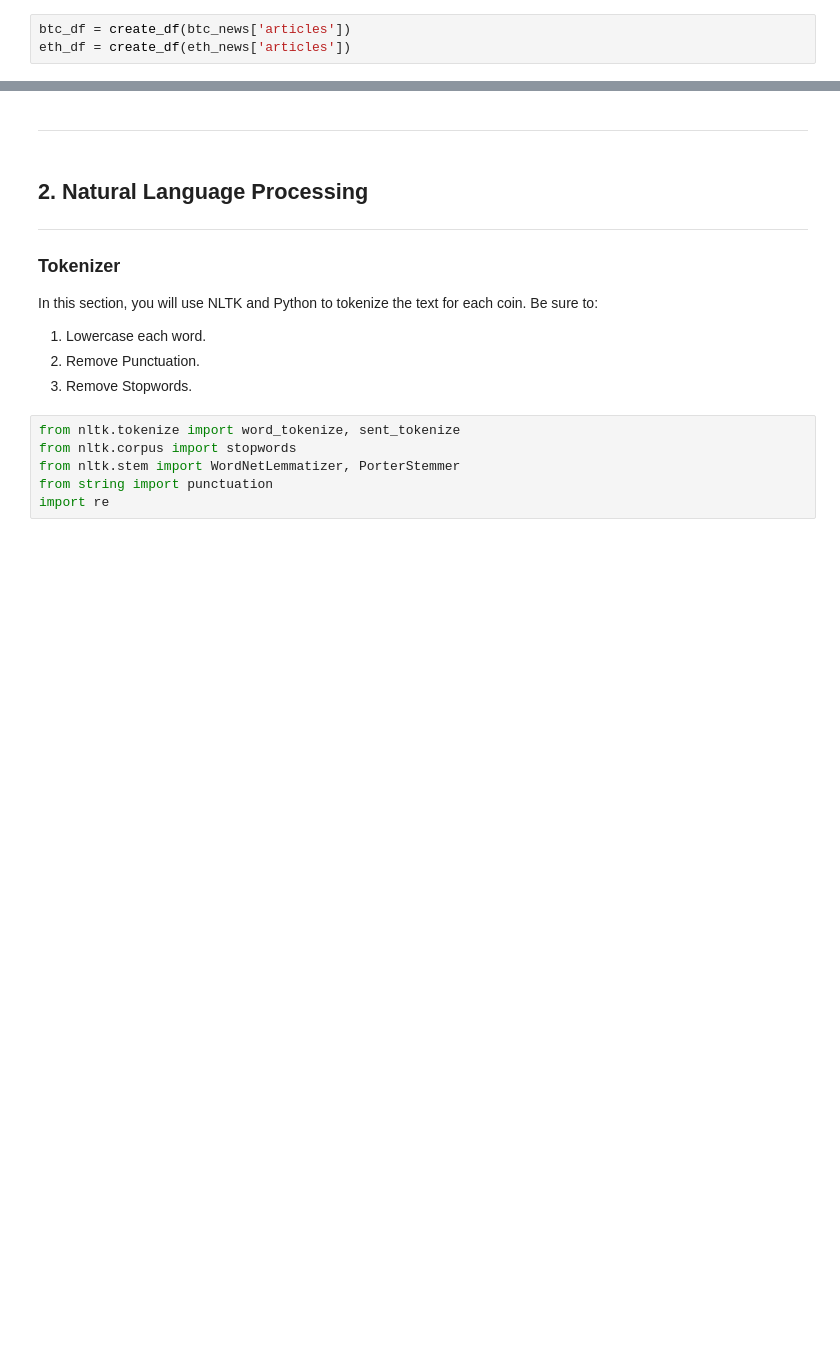
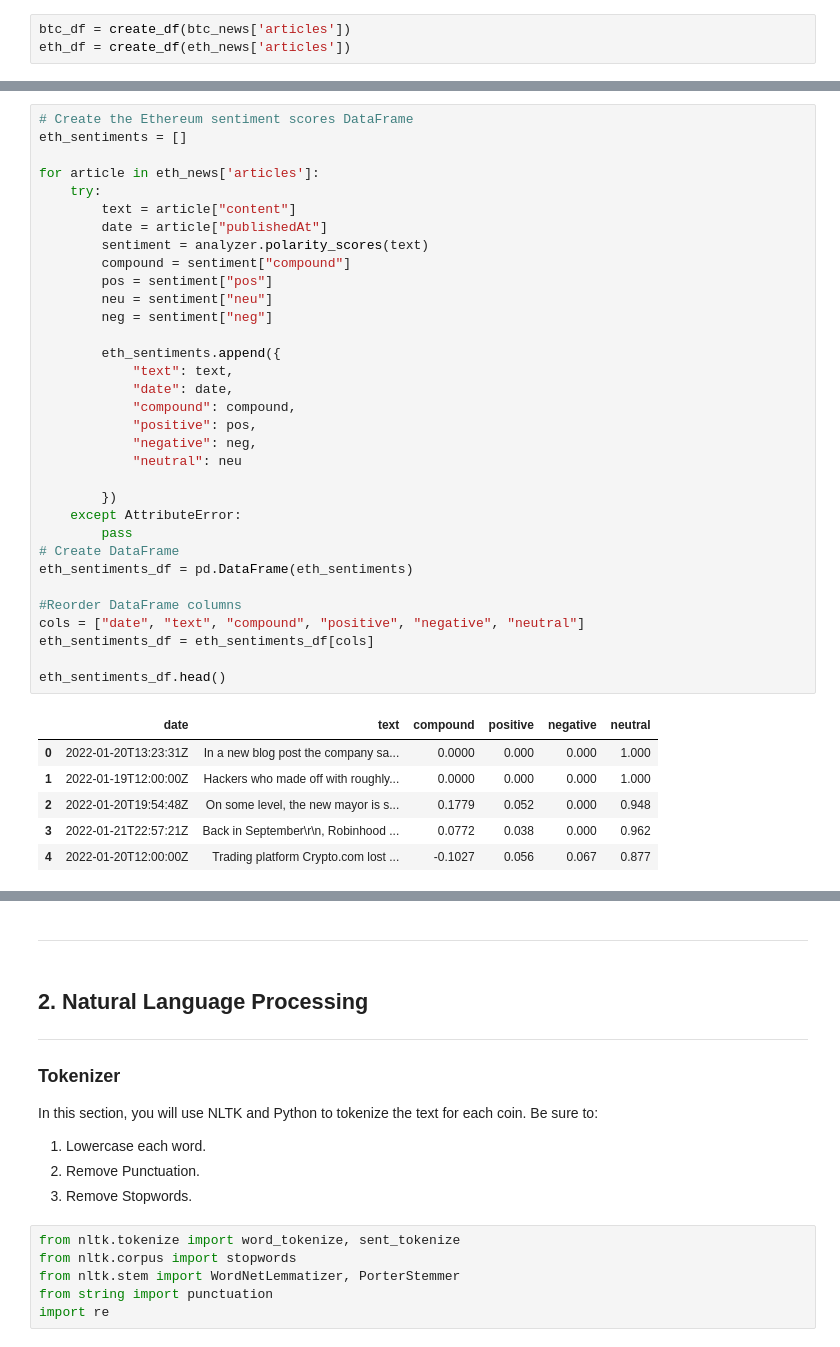
Before and after one commit to tyedem/Tales_from_the_Crypto, a Jupyter notebook: crypto_sentiment.ipynb, the cells around one changed output, grey strips where cells are left out. Drawn from its saved outputs; the diff is of its cells as text; blank space fills up the shorter version.

```diff
--- a/crypto_sentiment.ipynb
+++ b/crypto_sentiment.ipynb
@@ -168,2 +192,42 @@ crypto_df
+# %%
+# Create the Ethereum sentiment scores DataFrame
+eth_sentiments = []
+
+for article in eth_news['articles']:
+    try:
+        text = article["content"]
+        date = article["publishedAt"]
+        sentiment = analyzer.polarity_scores(text)
+        compound = sentiment["compound"]
+        pos = sentiment["pos"]
+        neu = sentiment["neu"]
+        neg = sentiment["neg"]
+
+        eth_sentiments.append({
+            "text": text,
+            "date": date,
+            "compound": compound,
+            "positive": pos,
+            "negative": neg,
+            "neutral": neu
+
+        })
+    except AttributeError:
+        pass
+# Create DataFrame
+eth_sentiments_df = pd.DataFrame(eth_sentiments)
+
+#Reorder DataFrame columns
+cols = ["date", "text", "compound", "positive", "negative", "neutral"]
+eth_sentiments_df = eth_sentiments_df[cols]
+
+eth_sentiments_df.head()
+# %% [output]
+|  | date | text | compound | positive | negative | neutral |
+| 0 | 2022-01-20T13:23:31Z | In a new blog post the company sa... | 0.0000 | 0.000 | 0.000 | 1.000 |
+| 1 | 2022-01-19T12:00:00Z | Hackers who made off with roughly... | 0.0000 | 0.000 | 0.000 | 1.000 |
+| 2 | 2022-01-20T19:54:48Z | On some level, the new mayor is s... | 0.1779 | 0.052 | 0.000 | 0.948 |
+| 3 | 2022-01-21T22:57:21Z | Back in September\r\n, Robinhood ... | 0.0772 | 0.038 | 0.000 | 0.962 |
+| 4 | 2022-01-20T12:00:00Z | Trading platform Crypto.com lost ... | -0.1027 | 0.056 | 0.067 | 0.877 |
 # %%
 # Describe the Bitcoin Sentiment
```
Also changed, not shown: parts of 30 cells of this notebook, 2 other files.
